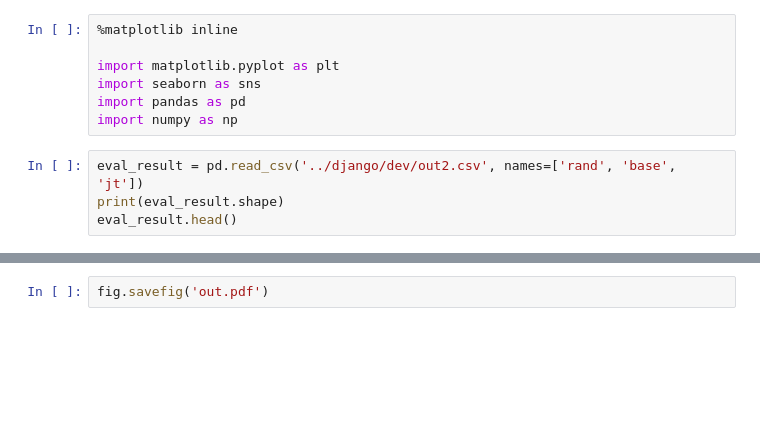
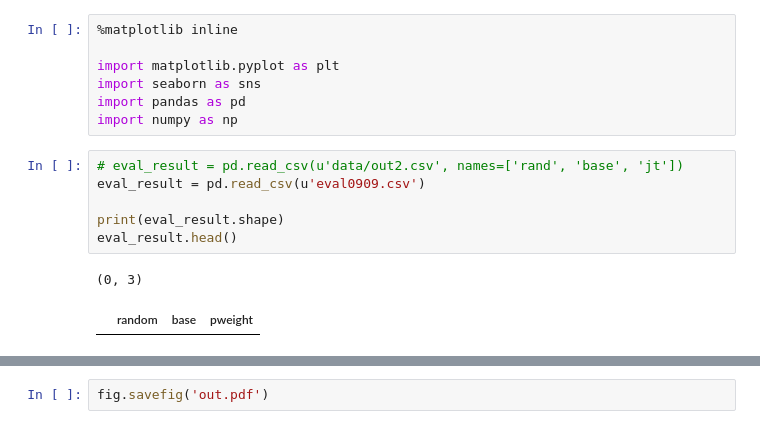
Before and after one commit to ryanchao2012/marginalbear, a Jupyter notebook: evaluate/doc2vec/show_evaluation_result.ipynb, the cells around one changed output, grey strips where cells are left out. Cells and saved outputs as stored; diff of their text form; blank space fills up the shorter version.

```diff
--- a/evaluate/doc2vec/show_evaluation_result.ipynb
+++ b/evaluate/doc2vec/show_evaluation_result.ipynb
@@ -6,8 +6,13 @@ import seaborn as sns
 import pandas as pd
 import numpy as np
 # %%
-eval_result = pd.read_csv('../django/dev/out2.csv', names=['rand', 'base', 'jt'])
+# eval_result = pd.read_csv(u'data/out2.csv', names=['rand', 'base', 'jt'])
+eval_result = pd.read_csv(u'eval0909.csv')
+
 print(eval_result.shape)
 eval_result.head()
+# %% [output]
+(0, 3)
+|  | random | base | pweight |
 # %%
 eval_result.mean(), eval_result.std()
```
Also changed, not shown: parts of 4 cells of this notebook, 9 other files.
